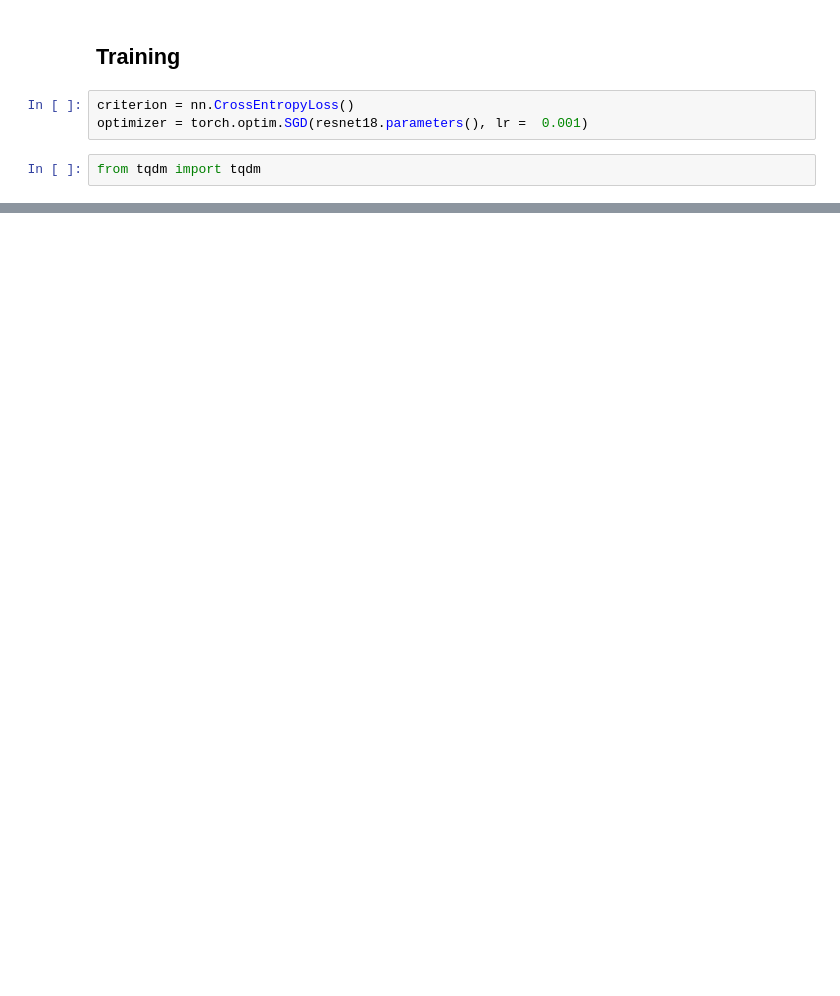
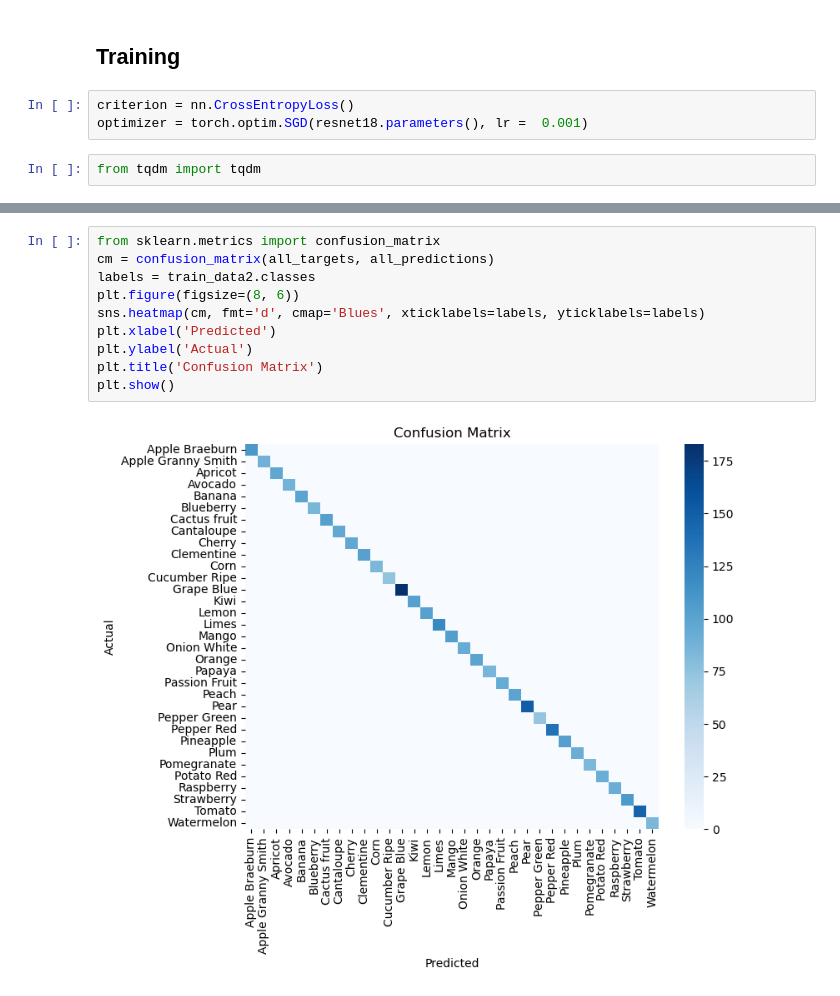
Before and after one commit to ShubhamMisar-12/FruitPrediction, a Jupyter notebook: fruit-prediction-cnn.ipynb, the cells around one changed output, grey strips where cells are left out. Saved outputs shown, nothing was run; the diff lists cells and outputs as text; blank space fills up the shorter version.

```diff
--- a/fruit-prediction-cnn.ipynb
+++ b/fruit-prediction-cnn.ipynb
@@ -304,0 +340,12 @@ KeyboardInterrupt:
+# %%
+from sklearn.metrics import confusion_matrix
+cm = confusion_matrix(all_targets, all_predictions)
+labels = train_data2.classes
+plt.figure(figsize=(8, 6))
+sns.heatmap(cm, fmt='d', cmap='Blues', xticklabels=labels, yticklabels=labels)
+plt.xlabel('Predicted')
+plt.ylabel('Actual')
+plt.title('Confusion Matrix')
+plt.show()
+# %% [output]
+[figure, added]
```
Also changed, not shown: parts of 23 cells of this notebook.
